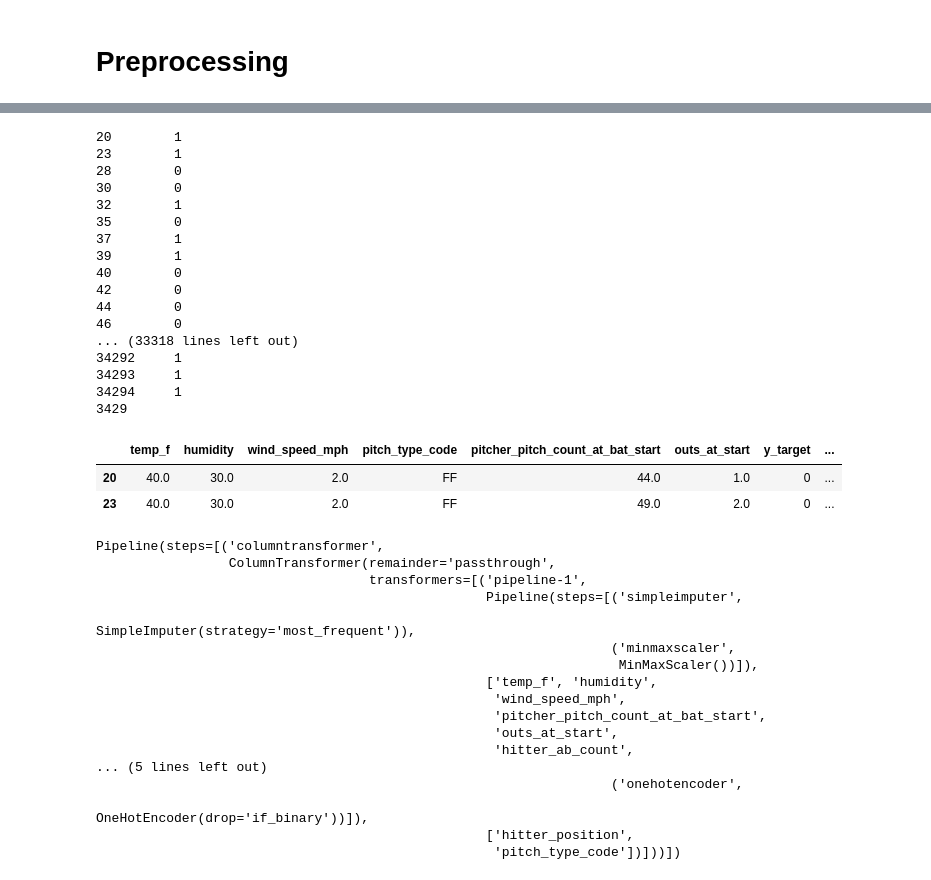
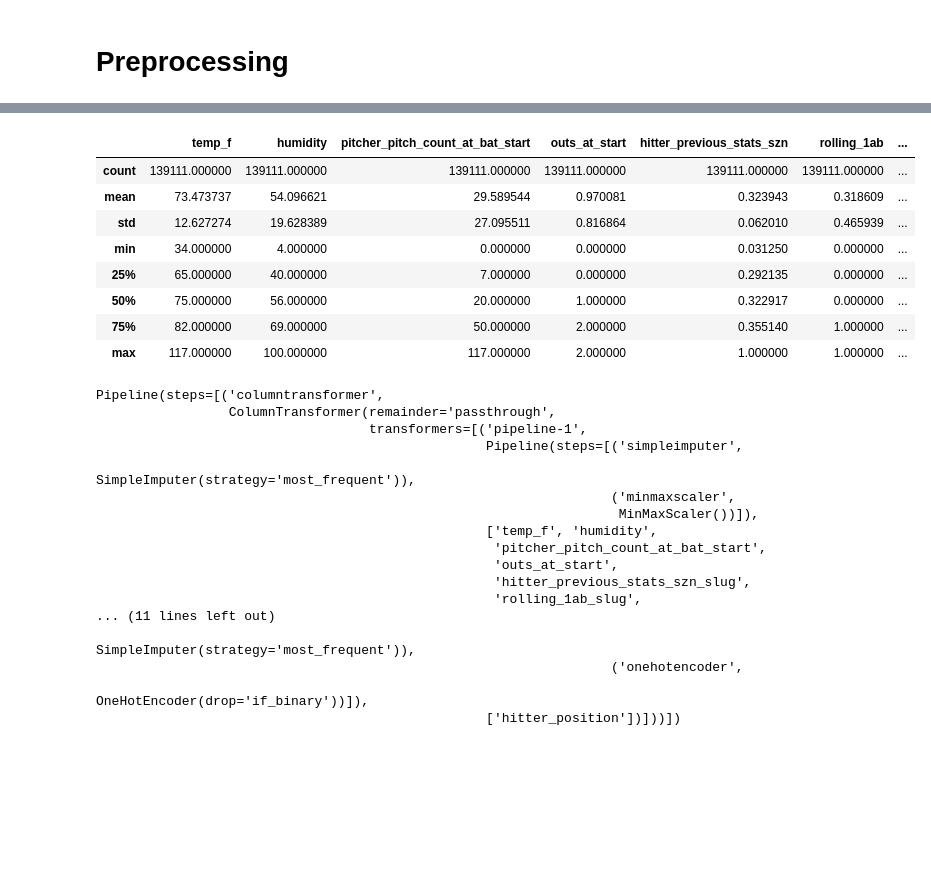
Before and after one commit to Scavo1225/mlb-at-bat-predictor, a Jupyter notebook: notebooks/preprocessing.ipynb, the cells around one changed output, grey strips where cells are left out. Cells and saved outputs as stored; diff of their text form; code cells hidden in the pictures; blank space fills up the shorter version.

```diff
--- a/notebooks/preprocessing.ipynb
+++ b/notebooks/preprocessing.ipynb
@@ -45,21 +26,0 @@ x[0]
-# %%
-data.handed_matchup = data.handed_matchup.apply((lambda x: 1 if x[0]!=x[1] else 0))
-data.handed_matchup
-# %% [output]
-20        1
-23        1
-28        0
-30        0
-32        1
-35        0
-37        1
-39        1
-40        0
-42        0
-44        0
-46        0
-... (33318 lines left out)
-34292     1
-34293     1
-34294     1
-3429
@@ -75,35 +29,42 @@ X = data.drop(columns=["y_target"])
 y = data.y_target
 # %%
 X_train, X_test, y_train, y_test = train_test_split(X, y, test_size=0.30)
-# %%
-data.head(2)
-# %% [output]
-|  | temp_f | humidity | wind_speed_mph | pitch_type_code | pitcher_pitch_count_at_bat_start | outs_at_start | y_target | ... |
-| 20 | 40.0 | 30.0 | 2.0 | FF | 44.0 | 1.0 | 0 | ... |
-| 23 | 40.0 | 30.0 | 2.0 | FF | 49.0 | 2.0 | 0 | ... |
+# %%
+data.describe()
+# %% [output]
+|  | temp_f | humidity | pitcher_pitch_count_at_bat_start | outs_at_start | hitter_previous_stats_szn | rolling_1ab | ... |
+| count | 139111.000000 | 139111.000000 | 139111.000000 | 139111.000000 | 139111.000000 | 139111.000000 | ... |
+| mean | 73.473737 | 54.096621 | 29.589544 | 0.970081 | 0.323943 | 0.318609 | ... |
+| std | 12.627274 | 19.628389 | 27.095511 | 0.816864 | 0.062010 | 0.465939 | ... |
+| min | 34.000000 | 4.000000 | 0.000000 | 0.000000 | 0.031250 | 0.000000 | ... |
+| 25% | 65.000000 | 40.000000 | 7.000000 | 0.000000 | 0.292135 | 0.000000 | ... |
+| 50% | 75.000000 | 56.000000 | 20.000000 | 1.000000 | 0.322917 | 0.000000 | ... |
+| 75% | 82.000000 | 69.000000 | 50.000000 | 2.000000 | 0.355140 | 1.000000 | ... |
+| max | 117.000000 | 100.000000 | 117.000000 | 2.000000 | 1.000000 | 1.000000 | ... |
 # %%
-# num_col = make_column_selector(dtype_include=np.number)
-num_col = ["temp_f", "humidity", "wind_speed_mph", "pitcher_pitch_count_at_bat_start", "outs_at_start",
-           "hitter_ab_count", "pitcher_ab_count", "match_up_ab_count_delta"]
+# Num features
+# num_col = ["temp_f", "humidity",
+#            "match_up_ab_count_delta", "hitter_success_speed", "pitcher_speed",
+#            "pitcher_pitch_count_at_bat_start", "outs_at_start", ]
+
+num_col = ["temp_f", "humidity", "pitcher_pitch_count_at_bat_start", "outs_at_start", "hitter_previous_stats_szn_slug",
+           "rolling_1ab_slug", "rolling_3ab_slug", "rolling_10ab_slug", "pitcher_previous_stats_szn_bases",
+           "rolling_1pitch_bases", "rolling_3pitch_bases", "rolling_10pitch_bases", "match_up_ab_count_delta",
+           "hitter_success_speed", "pitcher_speed", ]
 
 num_transformer = make_pipeline(
     SimpleImputer(strategy="most_frequent"),
     MinMaxScaler()
 )
 
-
-# bin_cat_col = ["pitcher_hand"]
-# bin_cat_transformer = make_pipeline(
-#     SimpleImputer(strategy="most_frequent"),
-#     OrdinalEncoder()
-# )
-
-cat_col = ["hitter_position", "pitch_type_code"]
+# Cat features
+cat_col = ["hitter_position"]
 cat_transformer = make_pipeline(
     SimpleImputer(strategy="most_frequent"),
     OneHotEncoder(sparse_output=True, drop="if_binary")
 )
 
+# Pipeline
 preproc_transformer = make_column_transformer(
     (num_transformer, num_col),
     (cat_transformer, cat_col),
@@ -121,15 +82,15 @@ Pipeline(steps=[('columntransformer',
                                                                   ('minmaxscaler',
                                                                    MinMaxScaler())]),
                                                   ['temp_f', 'humidity',
-                                                   'wind_speed_mph',
                                                    'pitcher_pitch_count_at_bat_start',
                                                    'outs_at_start',
-                                                   'hitter_ab_count',
-... (5 lines left out)
+                                                   'hitter_previous_stats_szn_slug',
+                                                   'rolling_1ab_slug',
+... (11 lines left out)
+                                                                   SimpleImputer(strategy='most_frequent')),
                                                                   ('onehotencoder',
                                                                    OneHotEncoder(drop='if_binary'))]),
-                                                  ['hitter_position',
-                                                   'pitch_type_code'])]))])
+                                                  ['hitter_position'])]))])
 # %%
 preproc.fit(X_train)
 
```
Also changed, not shown: parts of 7 cells of this notebook, 1 other file.
